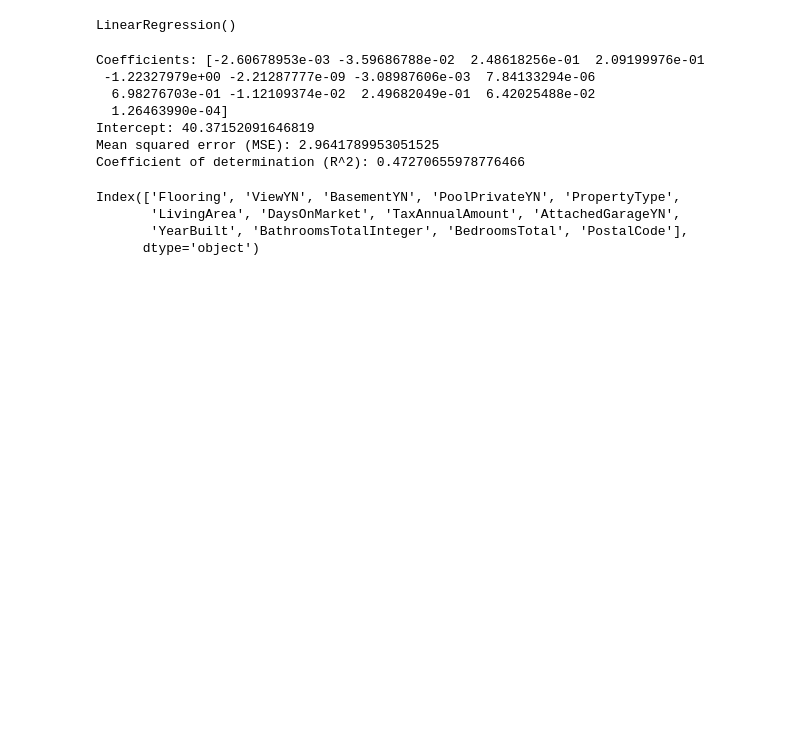
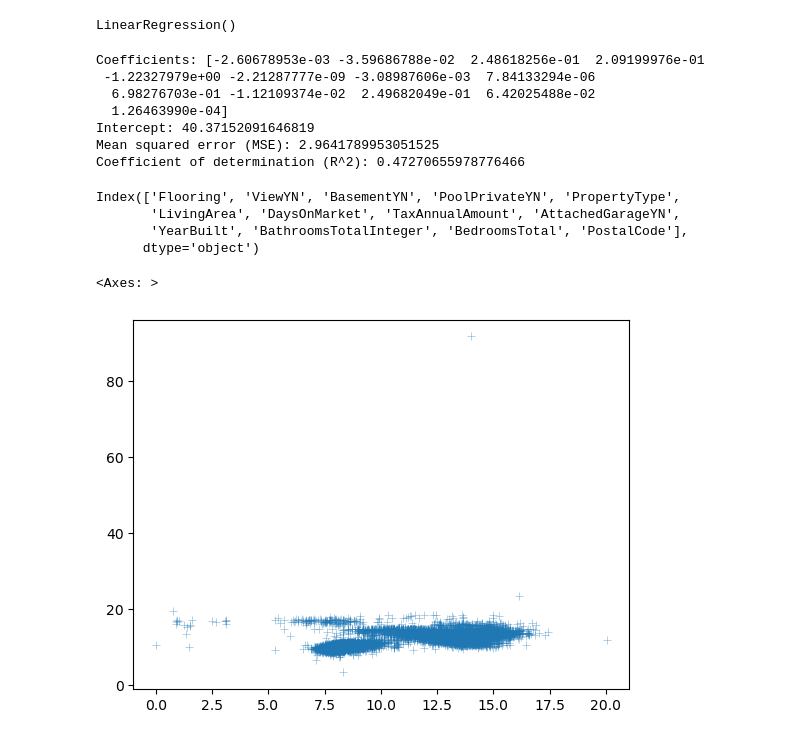
Before and after one commit to bbousquette1/IDX-Exchange-DS16-Winter2025, a Jupyter notebook: annabelle_LinReg_Test.ipynb, the cells around one changed output. Cells and saved outputs as stored; diff of their text form; code cells hidden in the pictures; blank space fills up the shorter version.

```diff
--- a/annabelle_LinReg_Test.ipynb
+++ b/annabelle_LinReg_Test.ipynb
@@ -196,3 +196,10 @@ Index(['Flooring', 'ViewYN', 'BasementYN', 'PoolPrivateYN', 'PropertyType',
        'LivingArea', 'DaysOnMarket', 'TaxAnnualAmount', 'AttachedGarageYN',
        'YearBuilt', 'BathroomsTotalInteger', 'BedroomsTotal', 'PostalCode'],
       dtype='object')
+# %%
+# comparing actual data w test data
+
+sns.scatterplot(x=Y_test, y=Y_pred, marker = '+', alpha = 0.5)
+# %% [output]
+<Axes: >
+[figure, added]
```
Also changed, not shown: 1 other file.
